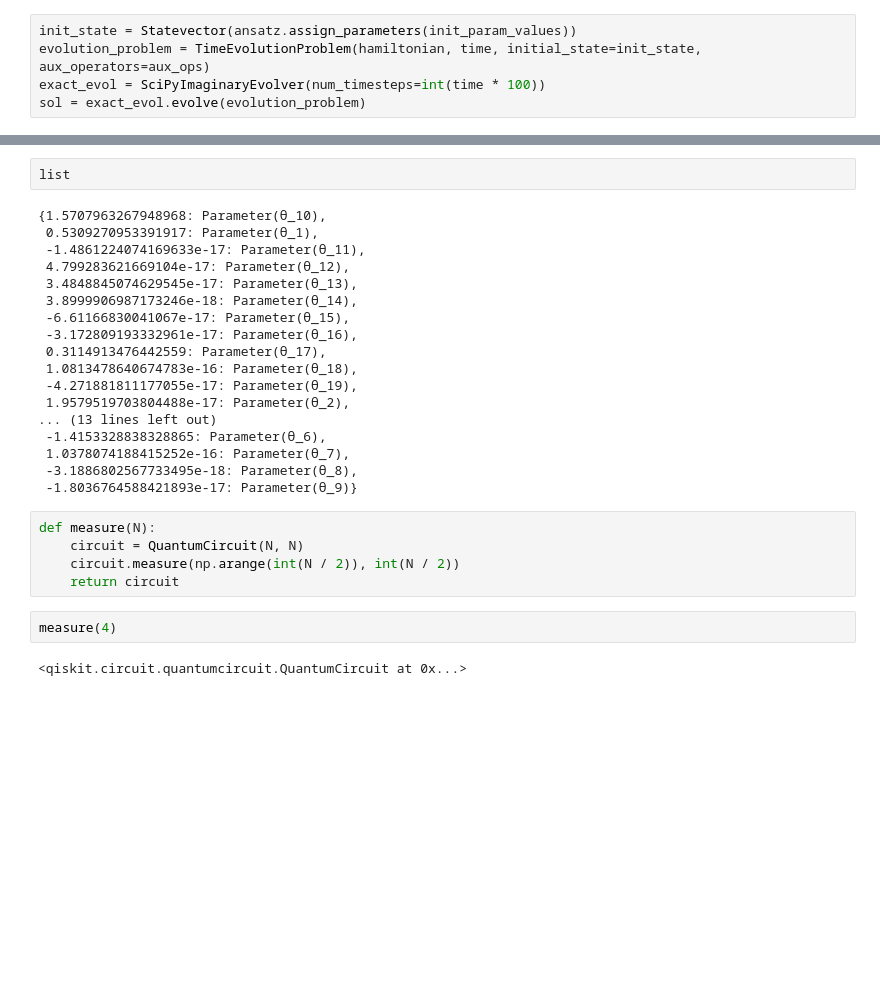
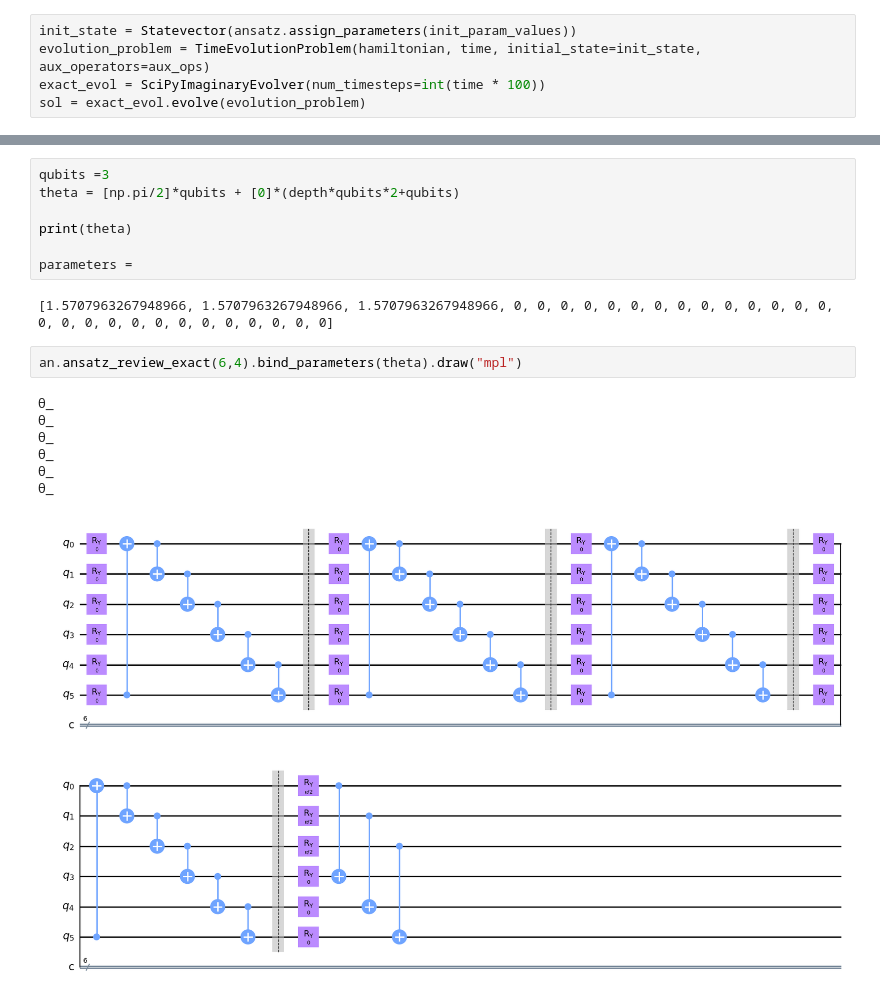
Before and after one commit to burakvarol123/Matrix-Models-with-Quantum-Computing, a Jupyter notebook: varqite.ipynb, the cells around one changed output, grey strips where cells are left out. Drawn from its saved outputs; the diff is of its cells as text; blank space fills up the shorter version.

```diff
--- a/varqite.ipynb
+++ b/varqite.ipynb
@@ -88,29 +106,19 @@ AttributeError: module 'Ansatz' has no attribute 'measu'
-# %%
-list
-# %% [output]
-{1.5707963267948968: Parameter(θ_10),
- 0.5309270953391917: Parameter(θ_1),
- -1.4861224074169633e-17: Parameter(θ_11),
- 4.799283621669104e-17: Parameter(θ_12),
- 3.4848845074629545e-17: Parameter(θ_13),
- 3.8999906987173246e-18: Parameter(θ_14),
- -6.61166830041067e-17: Parameter(θ_15),
- -3.172809193332961e-17: Parameter(θ_16),
- 0.3114913476442559: Parameter(θ_17),
- 1.0813478640674783e-16: Parameter(θ_18),
- -4.271881811177055e-17: Parameter(θ_19),
- 1.9579519703804488e-17: Parameter(θ_2),
-... (13 lines left out)
- -1.4153328838328865: Parameter(θ_6),
- 1.0378074188415252e-16: Parameter(θ_7),
- -3.1886802567733495e-18: Parameter(θ_8),
- -1.8036764588421893e-17: Parameter(θ_9)}
-# %%
-def measure(N):
-    circuit = QuantumCircuit(N, N)
-    circuit.measure(np.arange(int(N / 2)), int(N / 2))
-    return circuit
-# %%
-measure(4)
-# %% [output]
-<qiskit.circuit.quantumcircuit.QuantumCircuit at 0x...>
+# %%
+qubits =3
+theta = [np.pi/2]*qubits + [0]*(depth*qubits*2+qubits)
+
+print(theta)
+
+parameters =
+# %% [output]
+[1.5707963267948966, 1.5707963267948966, 1.5707963267948966, 0, 0, 0, 0, 0, 0, 0, 0, 0, 0, 0, 0, 0, 0, 0, 0, 0, 0, 0, 0, 0, 0, 0, 0, 0, 0, 0]
+# %%
+an.ansatz_review_exact(6,4).bind_parameters(theta).draw("mpl")
+# %% [output]
+θ_
+θ_
+θ_
+θ_
+θ_
+θ_
+[figure, added]
```
Also changed, not shown: parts of 16 cells of this notebook, 2 other files.
